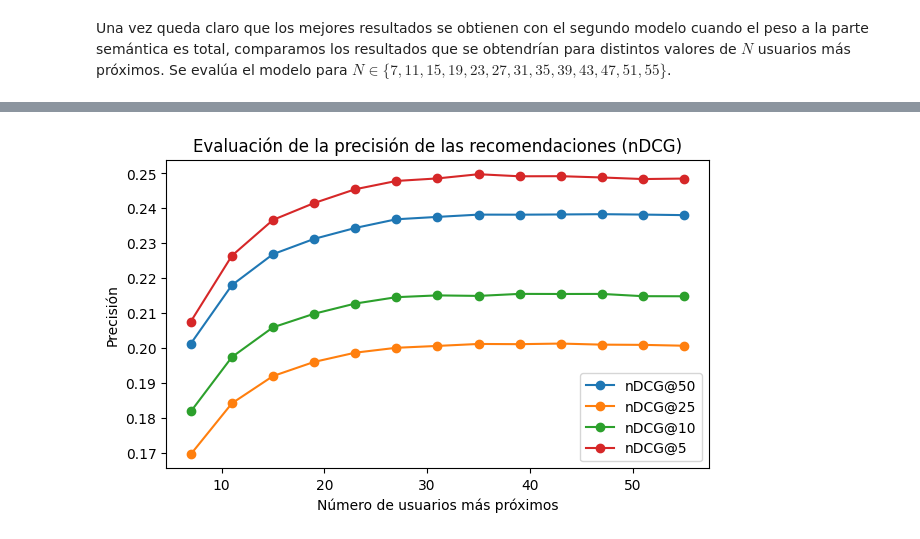
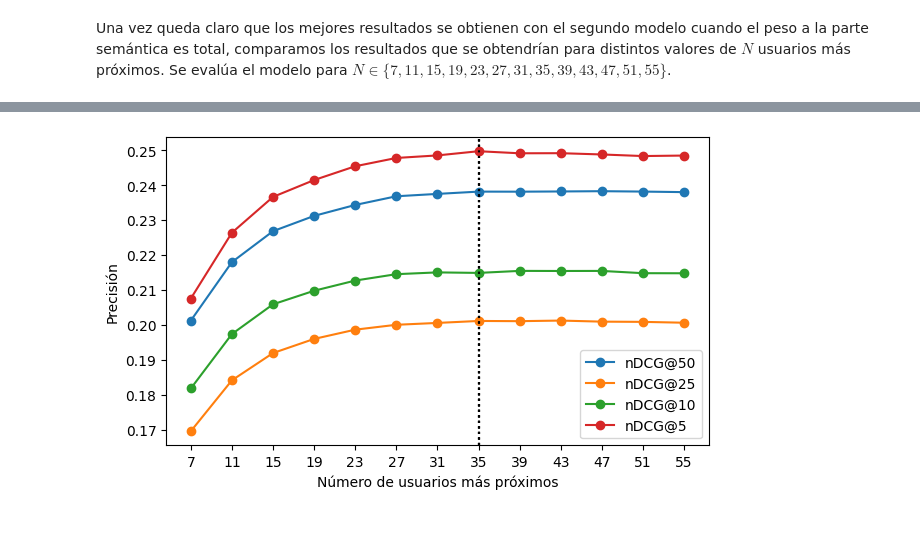
Before and after one commit to mrrodero/XBRecs, a Jupyter notebook: notebooks/analysis/elliot_results.ipynb, the cells around one changed output, grey strips where cells are left out. Drawn from its saved outputs; the diff is of its cells as text; code cells hidden in the pictures.

```diff
--- a/notebooks/analysis/elliot_results.ipynb
+++ b/notebooks/analysis/elliot_results.ipynb
@@ -28,7 +28,7 @@ weights = [100, 80, 60, 40, 20, 0]
 cutoffs = [50, 25, 10, 5]
 
 # Leer los ficheros de resultados y juntar en un único dataframe (por cada cutoff)
-eval_df_dict = {}
+eval_df_dict: dict[int, pd.DataFrame] = {}
 for cutoff in cutoffs:
     eval_df = pd.DataFrame()
     for weight in weights:
@@ -251,7 +251,7 @@ weights = [100, 80, 60, 40, 20, 0]
 cutoffs = [50, 25, 10, 5]
 
 # Leer los ficheros de resultados y juntar en un único dataframe (por cada cutoff)
-eval_df_dict = {}
+eval_df_dict: dict[int, pd.DataFrame] = {}
 for cutoff in cutoffs:
     eval_df = pd.DataFrame()
     for weight in weights:
@@ -464,7 +464,7 @@ num_users = [7, 11, 15, 19, 23, 27, 31, 35, 39, 43, 47, 51, 55]
 cutoffs = [50, 25, 10, 5]
 
 # Leer los ficheros de resultados y juntar en un único dataframe (por cada cutoff)
-eval_df_dict = {}
+eval_df_dict: dict[int, pd.DataFrame] = {}
 for cutoff in cutoffs:
     eval_df = pd.DataFrame()
     for n in num_users:
@@ -478,6 +478,7 @@ for cutoff in cutoffs:
 for cutoff in eval_df_dict:
     print("Cutoff:", cutoff)
     display(eval_df_dict[cutoff])
+    print(eval_df_dict[cutoff].to_latex())
 # %% [output]
 Cutoff: 50
 |  | num_users | nDCG | Precision | Recall | HR | MAP | MAR | MRR | ItemCoverage | EFD | ... |
@@ -542,13 +610,16 @@ Cutoff: 5
 # %%
 # Gráfica de nDCG para cada cutoff en función del número de usuarios más próximos
+# Mostrar todos los valores del eje x y dibujar una línea vertical en el valor óptimo
 fig, ax = plt.subplots(figsize=(7, 4))
 for cutoff in eval_df_dict:
     eval_df = eval_df_dict[cutoff]
     ax.plot(eval_df["num_users"], eval_df["nDCG"], "o-", label="nDCG@" + str(cutoff))
+    ax.axvline(x=35, color="black", linestyle="dotted")
 ax.set_xlabel("Número de usuarios más próximos")
 ax.set_ylabel("Precisión")
-ax.set_title("Evaluación de la precisión de las recomendaciones (nDCG)")
+# ax.set_title("Evaluación de la precisión de las recomendaciones (nDCG)")
 ax.legend()
+plt.xticks([7, 11, 15, 19, 23, 27, 31, 35, 39, 43, 47, 51, 55])
 plt.show()
 # %% [output]
-[figure, old version]
+[figure, new version]
```
Also changed, not shown: parts of 3 cells of this notebook, 6 other files.
